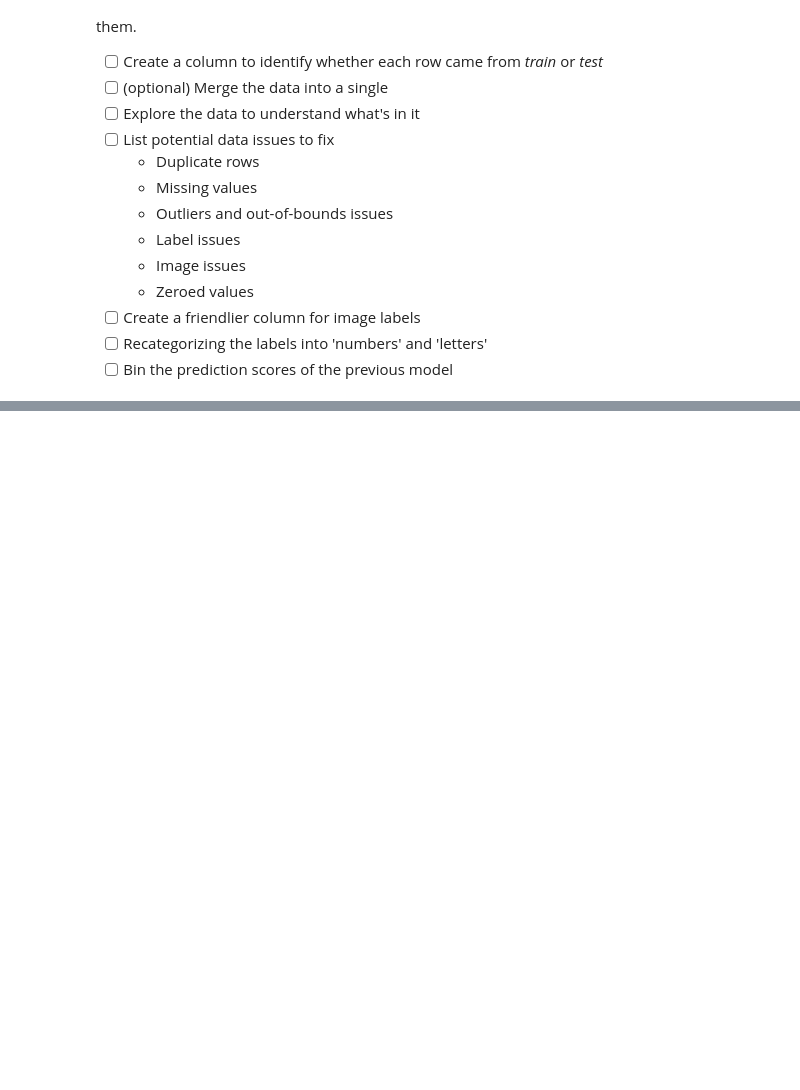
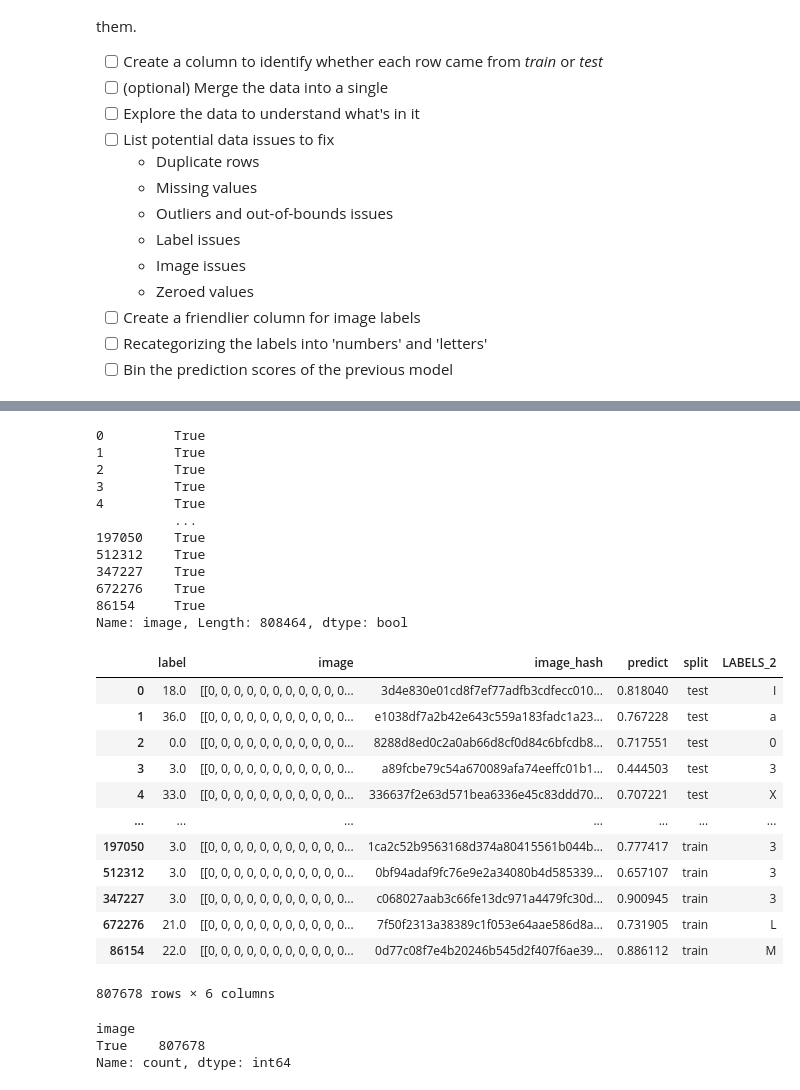
Before and after one commit to christopherseaman/datasci_223, a Jupyter notebook: exercises/2-data-munging/exercise-dirty_emnist.ipynb, the cells around one changed output, grey strips where cells are left out. Saved outputs shown, nothing was run; the diff lists cells and outputs as text; code cells hidden in the pictures; blank space fills up the shorter version.

```diff
--- a/exercises/2-data-munging/exercise-dirty_emnist.ipynb
+++ b/exercises/2-data-munging/exercise-dirty_emnist.ipynb
@@ -273,0 +527,41 @@ merged.duplicated
+# %%
+#6. Address Zeroed values
+
+#Zeroing out the image array refers to all values being set to 0 = "black"
+
+merged_zero_out= merged_complete2['image'].apply(lambda arr:not np.all(arr==0.0))
+print(merged_zero_out)
+filtered_merged_complete = merged_complete2[merged_zero_out]
+display(filtered_merged_complete)
+
+merged_zero_out_test= filtered_merged_complete['image'].apply(lambda arr:not np.all(arr==0.0))
+print(merged_zero_out_test.value_counts())
+# %% [output]
+0         True
+1         True
+2         True
+3         True
+4         True
+          ...
+197050    True
+512312    True
+347227    True
+672276    True
+86154     True
+Name: image, Length: 808464, dtype: bool
+|  | label | image | image_hash | predict | split | LABELS_2 |
+| 0 | 18.0 | [[0, 0, 0, 0, 0, 0, 0, 0, 0, 0, 0... | 3d4e830e01cd8f7ef77adfb3cdfecc010... | 0.818040 | test | I |
+| 1 | 36.0 | [[0, 0, 0, 0, 0, 0, 0, 0, 0, 0, 0... | e1038df7a2b42e643c559a183fadc1a23... | 0.767228 | test | a |
+| 2 | 0.0 | [[0, 0, 0, 0, 0, 0, 0, 0, 0, 0, 0... | 8288d8ed0c2a0ab66d8cf0d84c6bfcdb8... | 0.717551 | test | 0 |
+| 3 | 3.0 | [[0, 0, 0, 0, 0, 0, 0, 0, 0, 0, 0... | a89fcbe79c54a670089afa74eeffc01b1... | 0.444503 | test | 3 |
+| 4 | 33.0 | [[0, 0, 0, 0, 0, 0, 0, 0, 0, 0, 0... | 336637f2e63d571bea6336e45c83ddd70... | 0.707221 | test | X |
+| ... | ... | ... | ... | ... | ... | ... |
+| 197050 | 3.0 | [[0, 0, 0, 0, 0, 0, 0, 0, 0, 0, 0... | 1ca2c52b9563168d374a80415561b044b... | 0.777417 | train | 3 |
+| 512312 | 3.0 | [[0, 0, 0, 0, 0, 0, 0, 0, 0, 0, 0... | 0bf94adaf9fc76e9e2a34080b4d585339... | 0.657107 | train | 3 |
+| 347227 | 3.0 | [[0, 0, 0, 0, 0, 0, 0, 0, 0, 0, 0... | c068027aab3c66fe13dc971a4479fc30d... | 0.900945 | train | 3 |
+| 672276 | 21.0 | [[0, 0, 0, 0, 0, 0, 0, 0, 0, 0, 0... | 7f50f2313a38389c1f053e64aae586d8a... | 0.731905 | train | L |
+| 86154 | 22.0 | [[0, 0, 0, 0, 0, 0, 0, 0, 0, 0, 0... | 0d77c08f7e4b20246b545d2f407f6ae39... | 0.886112 | train | M |
+807678 rows × 6 columns
+image
+True    807678
+Name: count, dtype: int64
```
Also changed, not shown: parts of 19 cells of this notebook, 2 other files.
